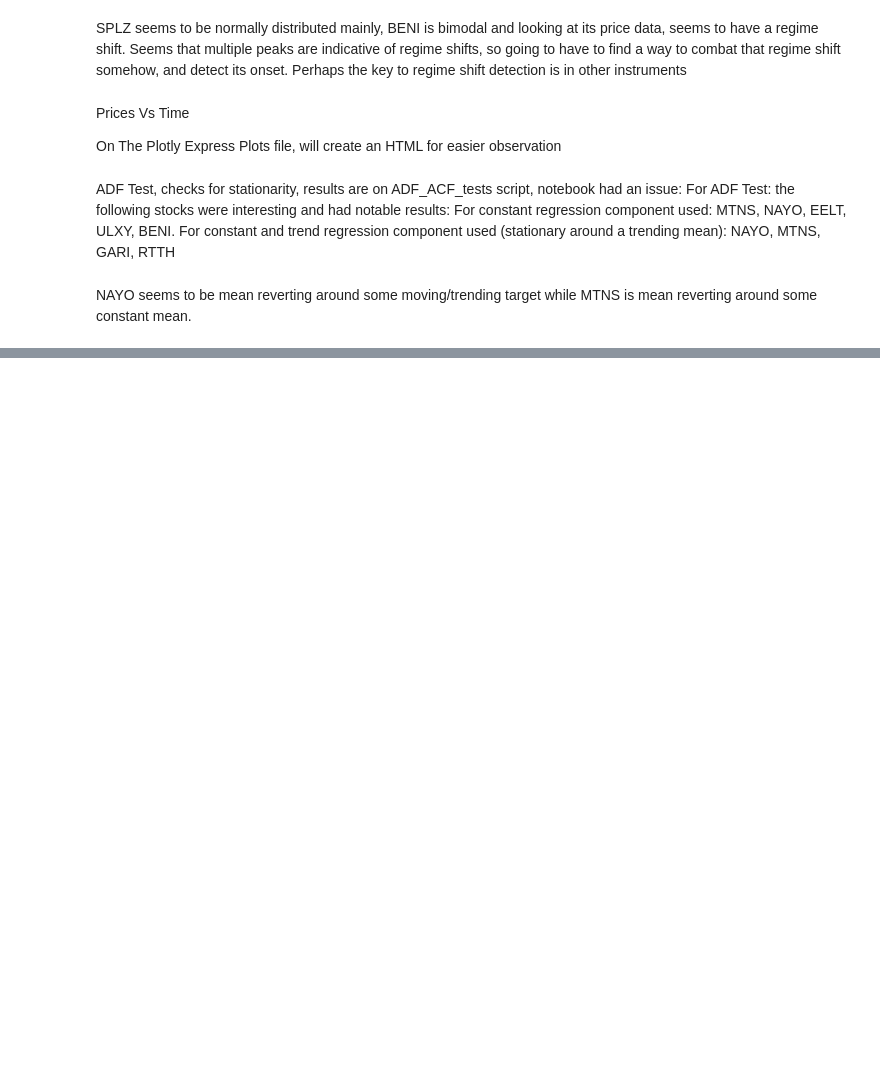
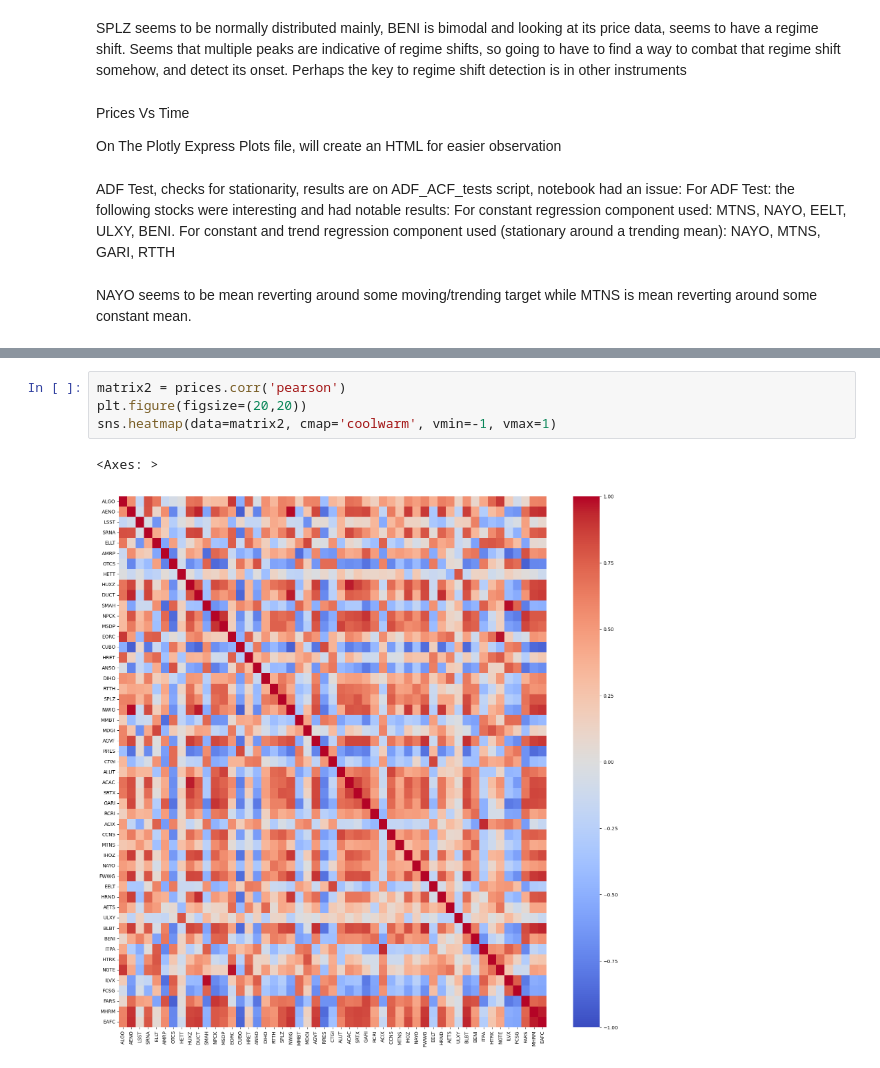
Before and after one commit to kneilkumar/SNK-Algothon, a Jupyter notebook: SIG ALGOTHON 2026/EDAS/Algothon EDA notebook.ipynb, the cells around one changed output, grey strips where cells are left out. Drawn from its saved outputs; the diff is of its cells as text; blank space fills up the shorter version.

```diff
--- a/SIG ALGOTHON 2026/EDAS/Algothon EDA notebook.ipynb
+++ b/SIG ALGOTHON 2026/EDAS/Algothon EDA notebook.ipynb
@@ -150,0 +148,7 @@ sns.heatmap(data=prices, annot=True, cmap='coolwarm', vmin=-1, vmax=1)
+# %%
+matrix2 = prices.corr('pearson')
+plt.figure(figsize=(20,20))
+sns.heatmap(data=matrix2, cmap='coolwarm', vmin=-1, vmax=1)
+# %% [output]
+<Axes: >
+[figure, added]
```
Also changed, not shown: parts of 3 cells of this notebook, 1 other file.
